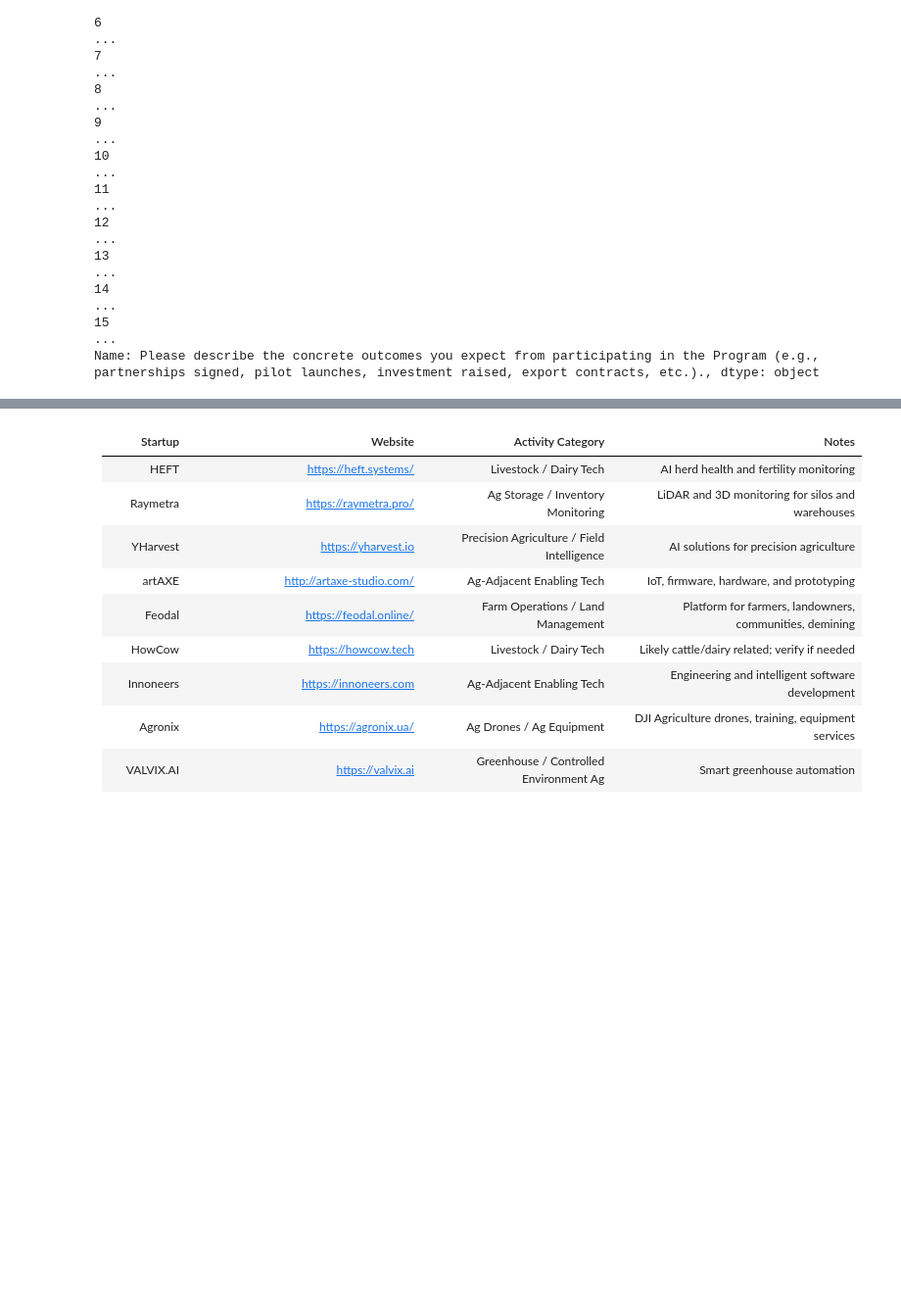
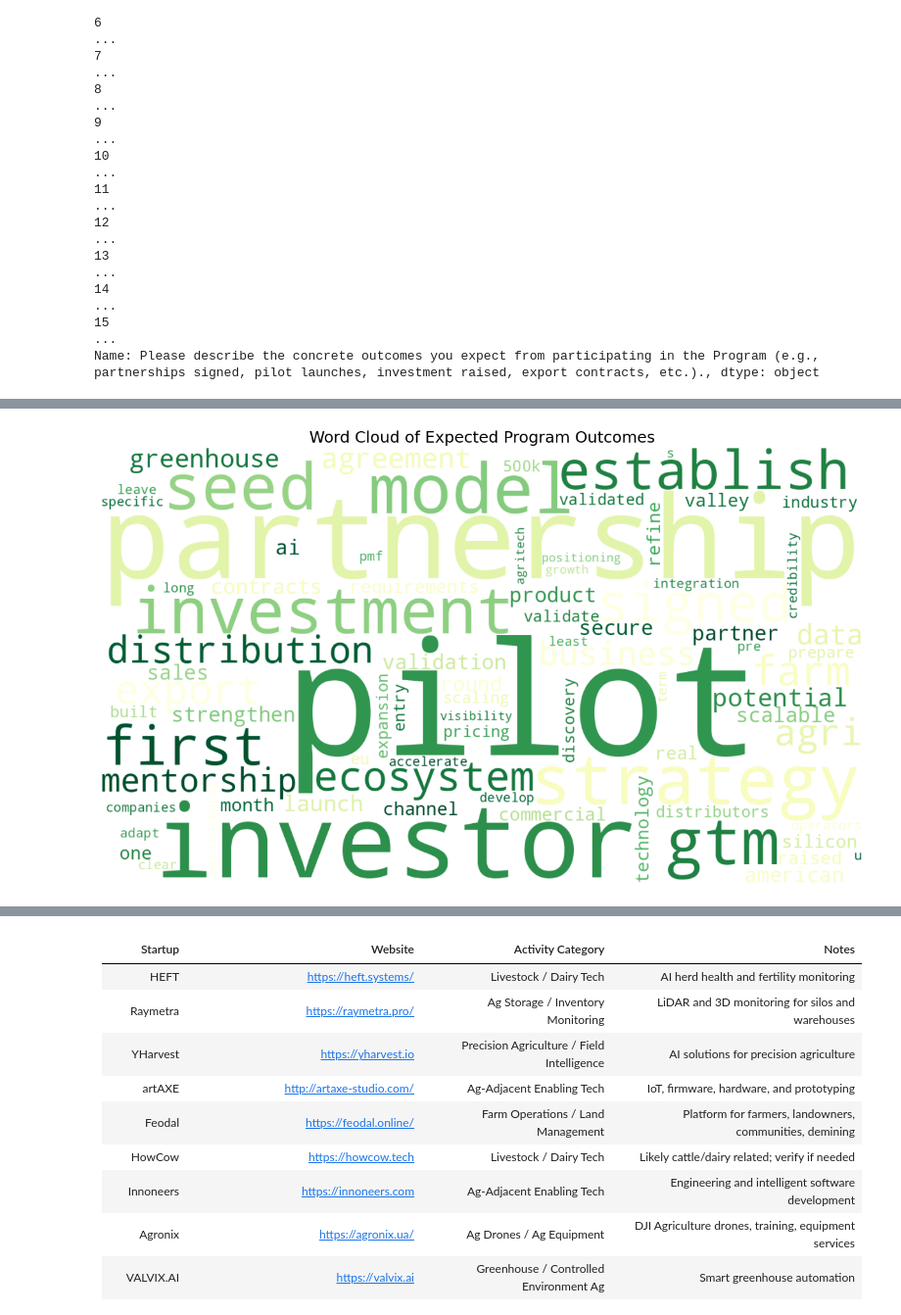
Before and after one commit to gauthiervasseur/FCBAi, a Jupyter notebook: Engagements/Agro Accelerator/startup analysis.ipynb, the cells around one changed output, grey strips where cells are left out. Shown at 98% size. Cells and saved outputs as stored; diff of their text form; code cells hidden in the pictures; blank space fills up the shorter version.

```diff
--- a/Engagements/Agro Accelerator/startup analysis.ipynb
+++ b/Engagements/Agro Accelerator/startup analysis.ipynb
@@ -212,3 +311,66 @@ Name: Please describe the concrete outcomes you expect from participating in the
+# %%
+from wordcloud import WordCloud, STOPWORDS
+import matplotlib.pyplot as plt
+from collections import Counter
+import re
+
+col = "Please describe the concrete outcomes you expect from participating in the Program (e.g., partnerships signed, pilot launches, investment raised, export contracts, etc.)."
+
+text = " ".join(
+    startup_list[col]
+    .dropna()
+    .astype(str)
+    .tolist()
+)
+
+custom_stopwords = set(STOPWORDS).union({
+    "program", "participating", "participation", "through", "expect", "expects", "expected",
+    "goal", "goals", "outcomes", "concrete", "participate", "completion", "help", "support",
+    "company", "startup", "solution", "market", "markets", "international", "us", "u.s",
+    "new", "based", "within", "also", "will", "can", "aim", "aims", "want", "several",
+    "ready", "readiness", "global", "participating", "berkeley"
+})
+
+# Optional normalization to merge similar ideas
+replacements = {
+    r"\bpilot projects?\b": "pilot",
+    r"\bpilot launches?\b": "pilot",
+    r"\bpilot deployments?\b": "pilot",
+    r"\bpartnerships?\b": "partnership",
+    r"\binvestor relationships?\b": "investor",
+    r"\binvestor connections?\b": "investor",
+    r"\binvestments?\b": "investment",
+    r"\bgo[- ]to[- ]market\b": "gtm",
+    r"\bproduct[- ]market fit\b": "pmf",
+    r"\bcustomer discovery\b": "discovery",
+    r"\bdistribution agreements?\b": "distribution",
+    r"\bdealer agreements?\b": "distribution",
+    r"\bexport contracts?\b": "export",
+    r"\bcommercial agreements?\b": "commercial",
+    r"\bstrategic partnerships?\b": "partnership",
+}
+
+clean_text = text.lower()
+for pattern, replacement in replacements.items():
+    clean_text = re.sub(pattern, replacement, clean_text)
+
+wordcloud = WordCloud(
+    width=1400,
+    height=800,
+    background_color="white",
+    stopwords=custom_stopwords,
+    colormap="YlGn",   # agro-style greens/yellows
+    max_words=80,
+    collocations=False
+).generate(clean_text)
+
+plt.figure(figsize=(16, 9))
+plt.imshow(wordcloud, interpolation="bilinear")
+plt.axis("off")
+plt.title("Word Cloud of Expected Program Outcomes", fontsize=18)
+plt.show()
+# %% [output]
+[figure, added]
 # %%
 startup_list
 # %% [output]
```
Also changed, not shown: parts of 3 cells of this notebook, 9 other files.
